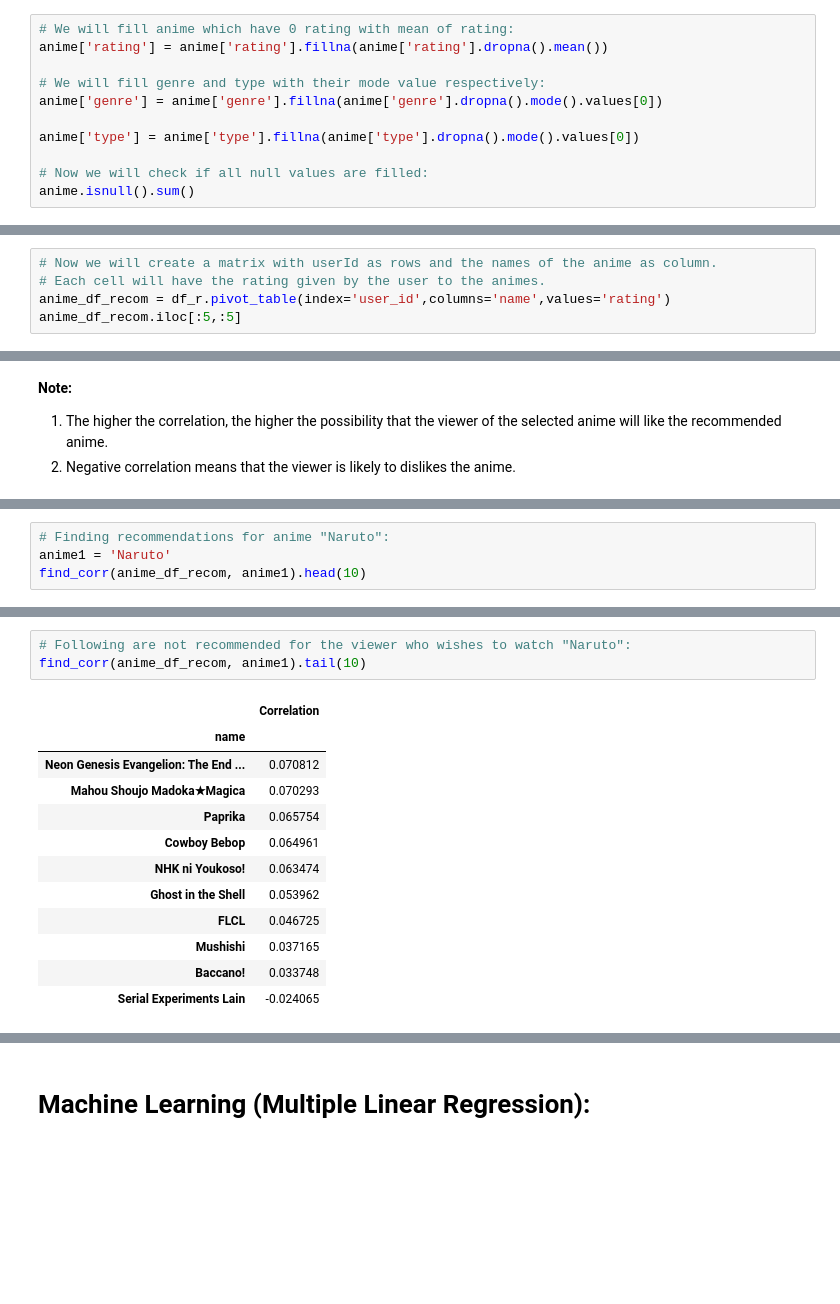
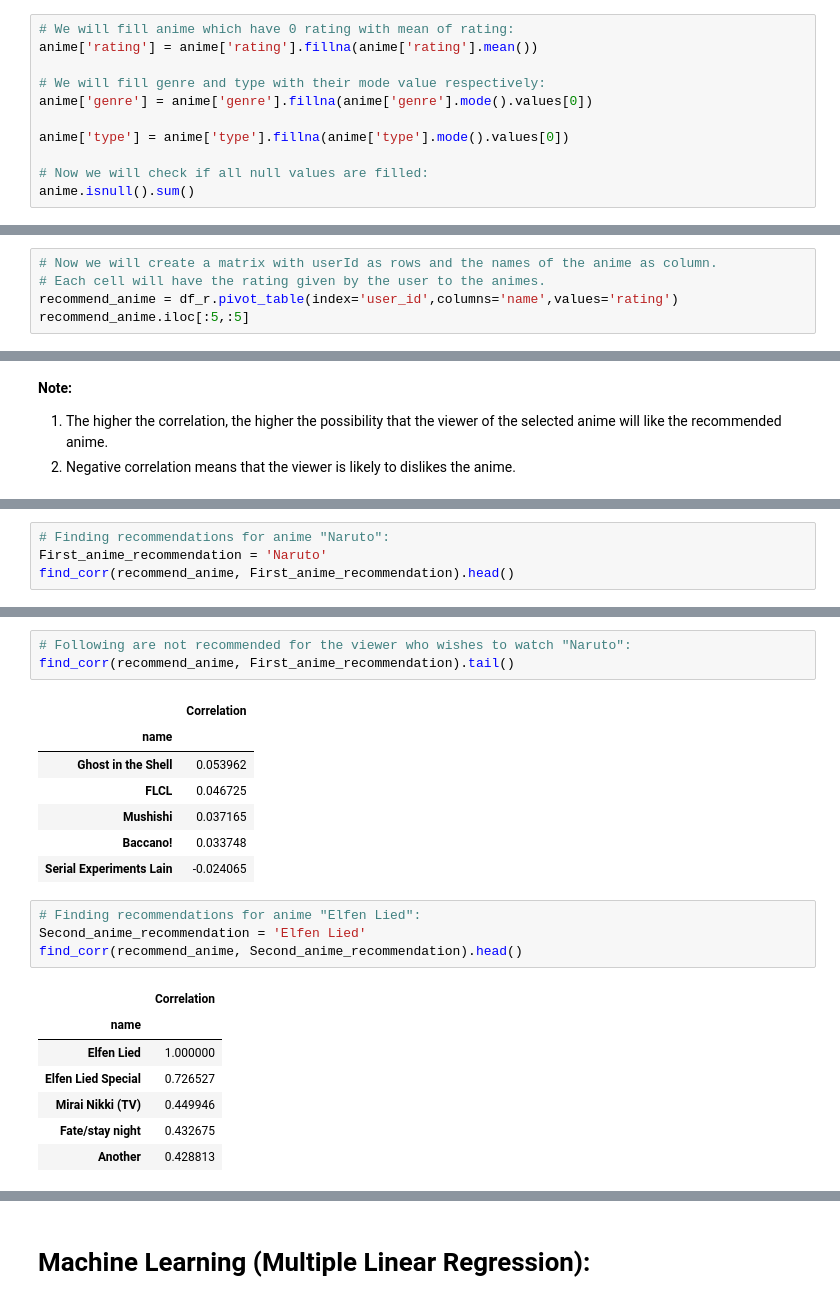
Before and after one commit to MuhammadBilalTahir/Introduction-to-Data-Science-Project-Anime-Recommendation-System, a Jupyter notebook: FINAL_PROJECT_Recommendation_System_for_Anime.ipynb, the cells around one changed output, grey strips where cells are left out. Cells and saved outputs as stored; diff of their text form; blank space fills up the shorter version.

```diff
--- a/FINAL_PROJECT_Recommendation_System_for_Anime.ipynb
+++ b/FINAL_PROJECT_Recommendation_System_for_Anime.ipynb
@@ -297,12 +262,12 @@ dtype: object
 6.473901690981445
 # %%
 # We will fill anime which have 0 rating with mean of rating:
-anime['rating'] = anime['rating'].fillna(anime['rating'].dropna().mean())
+anime['rating'] = anime['rating'].fillna(anime['rating'].mean())
 
 # We will fill genre and type with their mode value respectively:
-anime['genre'] = anime['genre'].fillna(anime['genre'].dropna().mode().values[0])
+anime['genre'] = anime['genre'].fillna(anime['genre'].mode().values[0])
 
-anime['type'] = anime['type'].fillna(anime['type'].dropna().mode().values[0])
+anime['type'] = anime['type'].fillna(anime['type'].mode().values[0])
 
 # Now we will check if all null values are filled:
 anime.isnull().sum()
@@ -383,8 +348,8 @@ For example, if a person 'A' has the same opinion as person 'B' on a certain iss
 # %%
 # Now we will create a matrix with userId as rows and the names of the anime as column.
 # Each cell will have the rating given by the user to the animes.
-anime_df_recom = df_r.pivot_table(index='user_id',columns='name',values='rating')
-anime_df_recom.iloc[:5,:5]
+recommend_anime = df_r.pivot_table(index='user_id',columns='name',values='rating')
+recommend_anime.iloc[:5,:5]
 # %% [output]
 | name | Accel World | Afro Samurai | Air | Air Gear | Akame ga Kill! |
 | user_id |  |  |  |  |  |
@@ -433,7 +398,7 @@ def find_corr(anime_df, name):
 # %%
 # Finding recommendations for anime "Naruto":
-anime1 = 'Naruto'
-find_corr(anime_df_recom, anime1).head(10)
+First_anime_recommendation = 'Naruto'
+find_corr(recommend_anime, First_anime_recommendation).head()
 # %% [output]
 |  | Correlation |
 | name |  |
@@ -450,16 +410,23 @@ find_corr(anime_df_recom, anime1).head(10)
 # %%
 # Following are not recommended for the viewer who wishes to watch "Naruto":
-find_corr(anime_df_recom, anime1).tail(10)
+find_corr(recommend_anime, First_anime_recommendation).tail()
 # %% [output]
 |  | Correlation |
 | name |  |
-| Neon Genesis Evangelion: The End ... | 0.070812 |
-| Mahou Shoujo Madoka★Magica | 0.070293 |
-| Paprika | 0.065754 |
-| Cowboy Bebop | 0.064961 |
-| NHK ni Youkoso! | 0.063474 |
 | Ghost in the Shell | 0.053962 |
 | FLCL | 0.046725 |
 | Mushishi | 0.037165 |
 | Baccano! | 0.033748 |
 | Serial Experiments Lain | -0.024065 |
+# %%
+# Finding recommendations for anime "Elfen Lied":
+Second_anime_recommendation = 'Elfen Lied'
+find_corr(recommend_anime, Second_anime_recommendation).head()
+# %% [output]
+|  | Correlation |
+| name |  |
+| Elfen Lied | 1.000000 |
+| Elfen Lied Special | 0.726527 |
+| Mirai Nikki (TV) | 0.449946 |
+| Fate/stay night | 0.432675 |
+| Another | 0.428813 |
```
Also changed, not shown: parts of 34 cells of this notebook.
